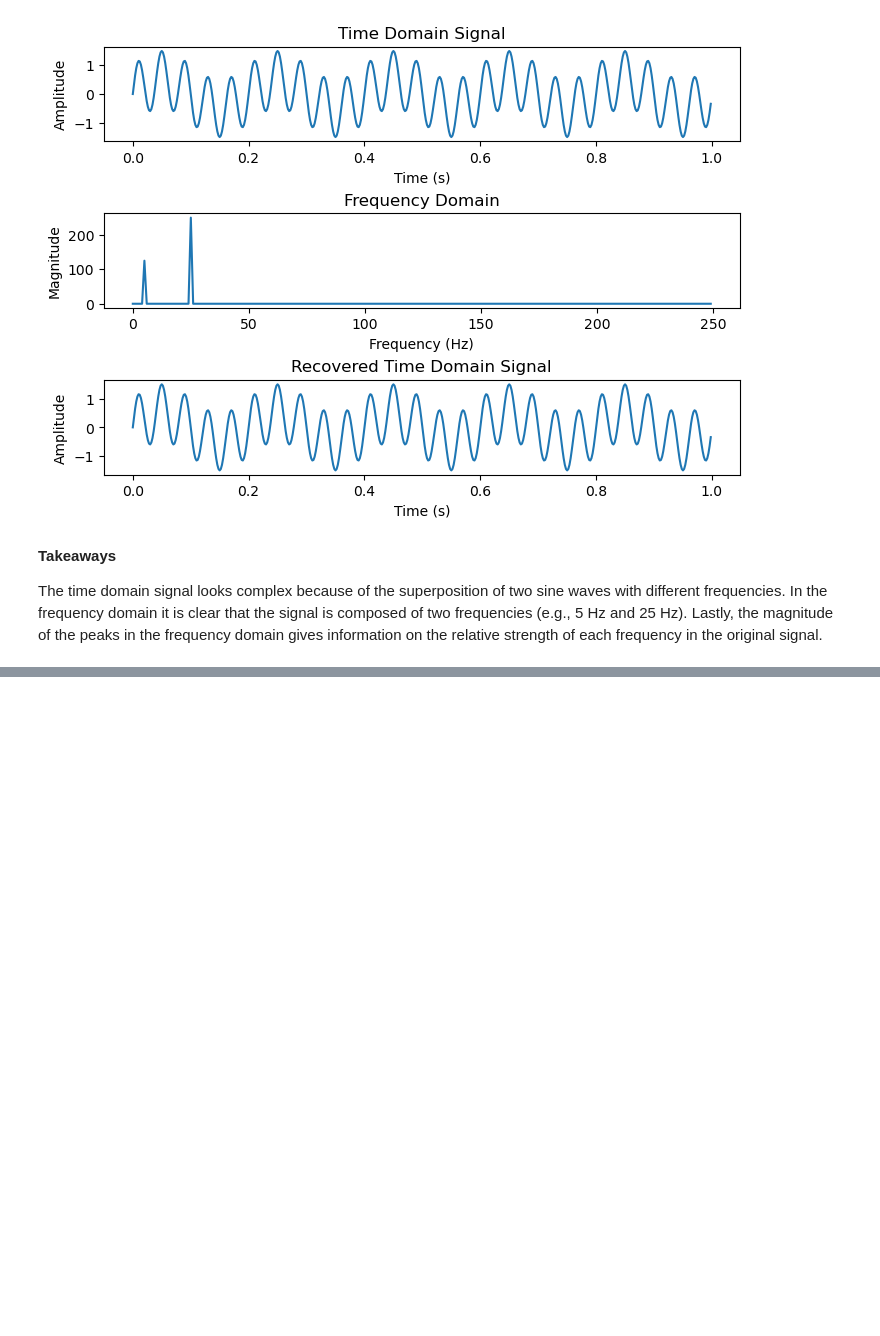
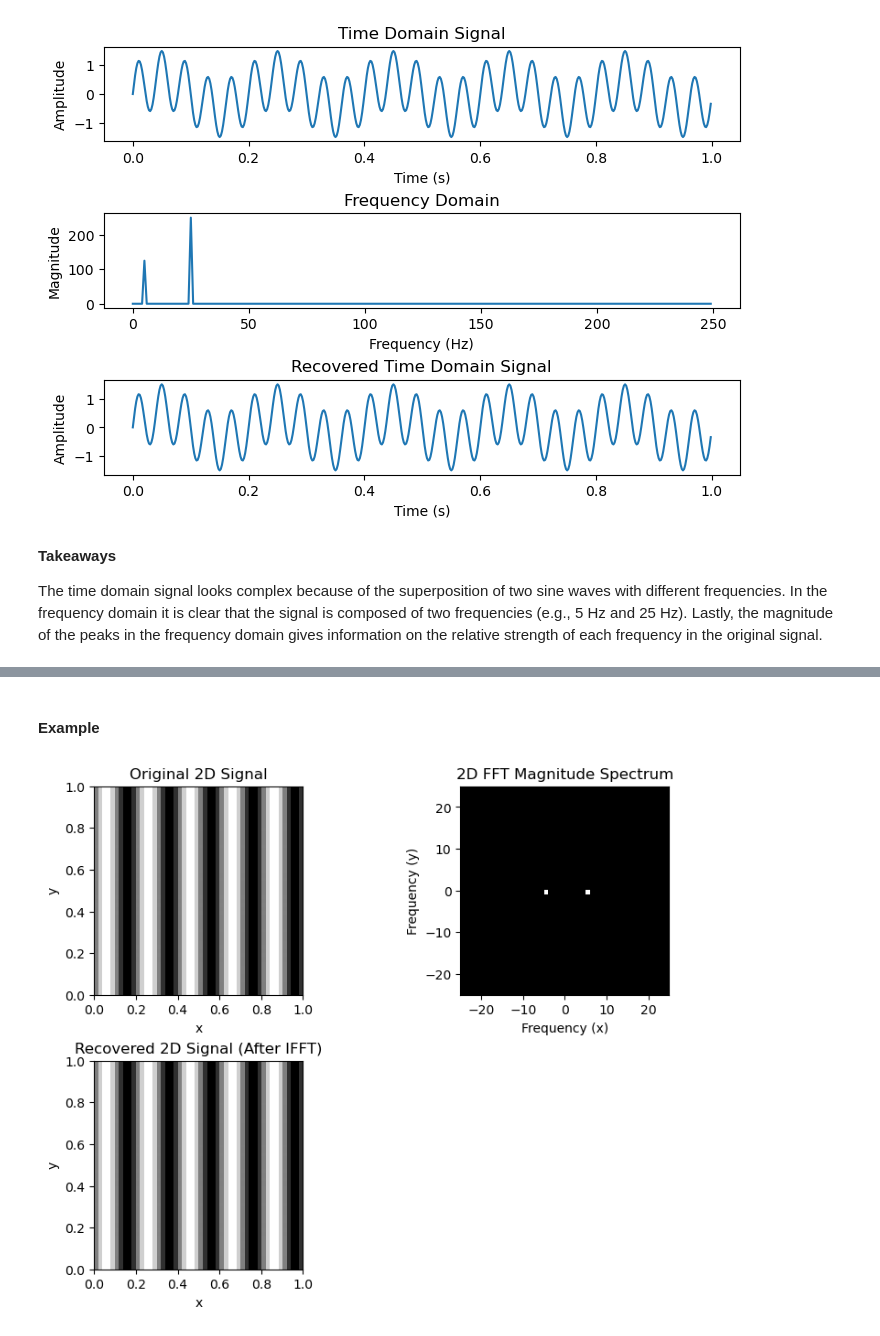
Before and after one commit to jacob-cunningham-ds/ece_2390, a Jupyter notebook: notes/04_lecture.ipynb, the cells around one changed output, grey strips where cells are left out. Drawn from its saved outputs; the diff is of its cells as text; code cells hidden in the pictures; blank space fills up the shorter version.

```diff
--- a/notes/04_lecture.ipynb
+++ b/notes/04_lecture.ipynb
@@ -137,0 +257,52 @@ The time domain signal looks complex because of the superposition of two sine wa
+# %% [markdown]
+#### Example
+# %%
+# Define the 2D signal dimensions
+rows, cols = 50, 50  # 2D grid size (like an image)
+x = np.linspace(0, 1, cols, endpoint=False)  # Time/spatial samples for the columns
+y = np.linspace(0, 1, rows, endpoint=False)  # Time/spatial samples for the rows
+X, Y = np.meshgrid(x, y)  # Create a 2D mesh grid
+
+# Create a 2D signal composed of two different sine waves
+freq1 = 5  # Frequency in the x direction
+freq2 = 25  # Frequency in the y direction
+signal_2d = 0.5 * np.sin(2.0 * np.pi * freq1 * X) + 1.0 * np.sin(2.0 * np.pi * freq2 * Y)
+
+# Compute the 2D DFT using FFT
+fft_values_2d = np.fft.fft2(signal_2d)
+
+# Shift the zero-frequency component to the center for visualization purposes
+fft_shifted = np.fft.fftshift(fft_values_2d)
+
+# Compute the magnitude spectrum of the 2D FFT
+fft_magnitude = np.abs(fft_shifted)
+
+# Compute the inverse 2D FFT to recover the original signal
+recovered_signal_2d = np.fft.ifft2(fft_values_2d).real  # Take only the real part
+
+# Plot the results
+fig, axs = plt.subplots(2, 2, figsize=(8,6), layout='constrained')
+
+# Plot the original 2D signal
+axs[0,0].imshow(signal_2d, cmap='gray', extent=[0, 1, 0, 1])
+axs[0,0].set_title('Original 2D Signal')
+axs[0,0].set_xlabel('x')
+axs[0,0].set_ylabel('y')
+
+# Plot the magnitude spectrum of the 2D FFT (Frequency Domain)
+axs[0,1].imshow(np.log(fft_magnitude + 1), cmap='gray', extent=[-cols/2, cols/2, -rows/2, rows/2])
+axs[0,1].set_title('2D FFT Magnitude Spectrum')
+axs[0,1].set_xlabel('Frequency (x)')
+axs[0,1].set_ylabel('Frequency (y)')
+
+# Plot the recovered 2D signal after Inverse FFT
+axs[1,0].imshow(recovered_signal_2d, cmap='gray', extent=[0, 1, 0, 1])
+axs[1,0].set_title('Recovered 2D Signal (After IFFT)')
+axs[1,0].set_xlabel('x')
+axs[1,0].set_ylabel('y')
+
+axs[1,1].axis('off')
+
+plt.show()
+# %% [output]
+[figure, added]
```
Also changed, not shown: parts of 11 cells of this notebook, 1 other file.
